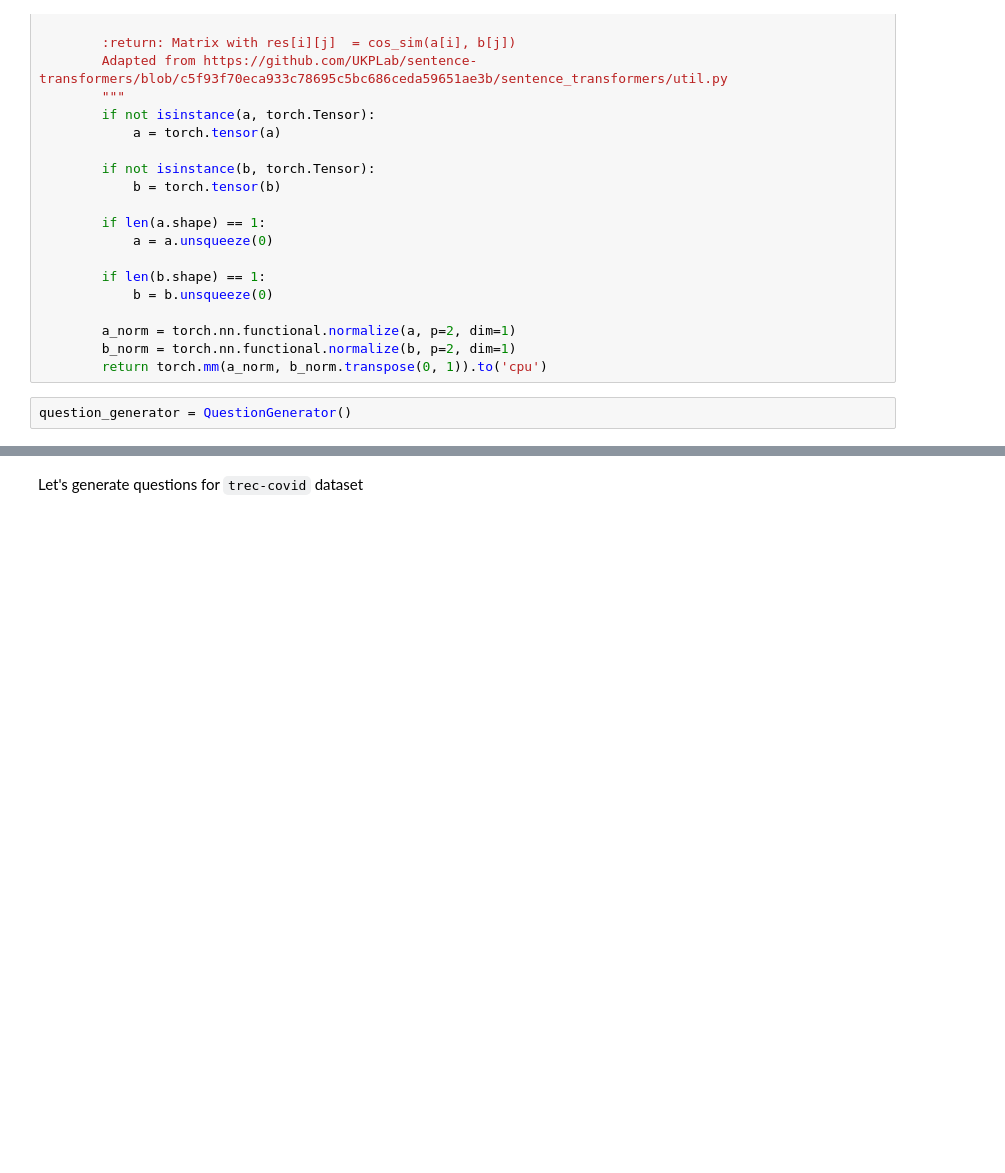
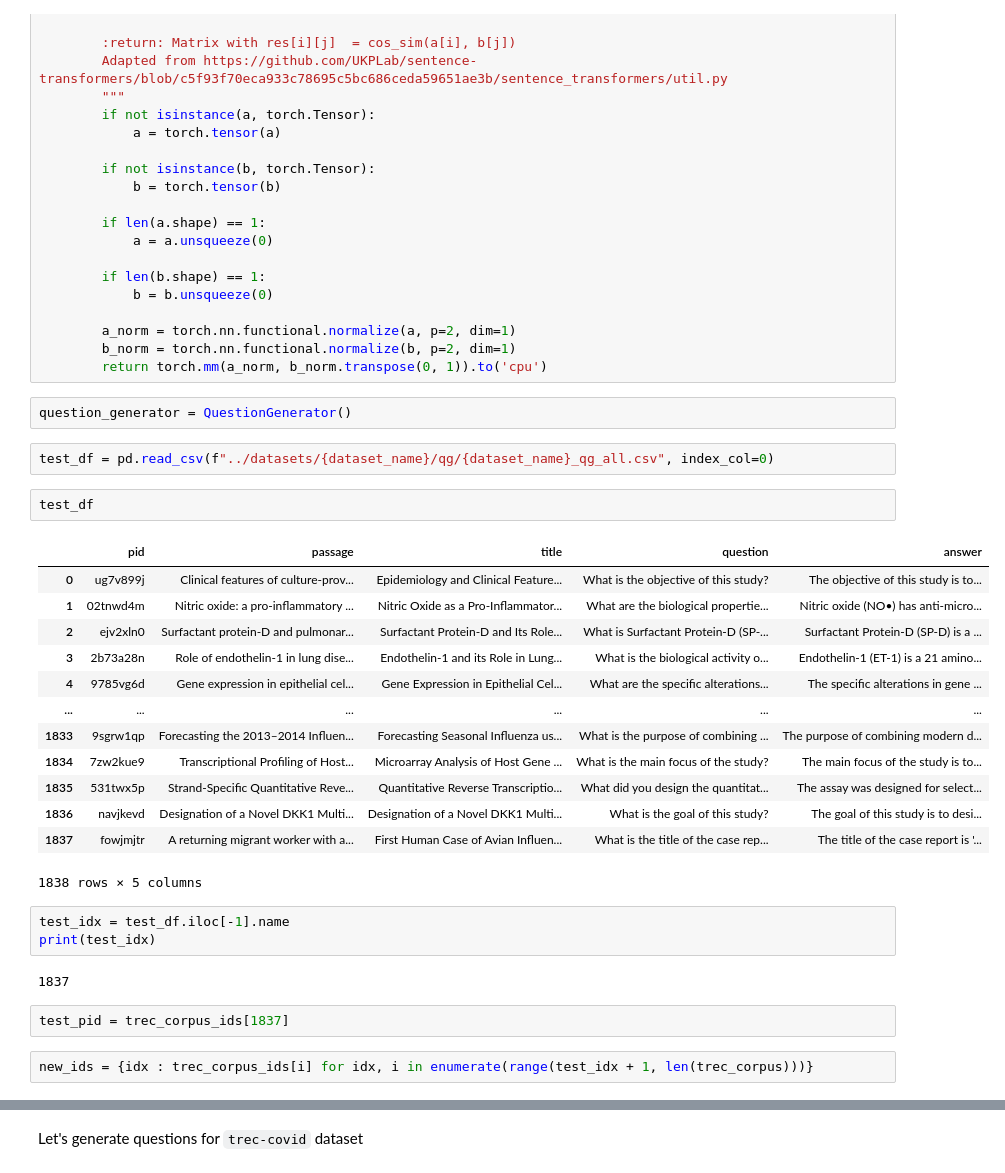
Before and after one commit to bengsoon/ZeroShot_Retrieval, a Jupyter notebook: nbs/04_questions.ipynb, the cells around one changed output, grey strips where cells are left out. Drawn from its saved outputs; the diff is of its cells as text; blank space fills up the shorter version.

```diff
--- a/nbs/04_questions.ipynb
+++ b/nbs/04_questions.ipynb
@@ -590,4 +590,31 @@ Answer:
         return torch.mm(a_norm, b_norm.transpose(0, 1)).to('cpu')
 # %%
 question_generator = QuestionGenerator()
+# %%
+test_df = pd.read_csv(f"../datasets/{dataset_name}/qg/{dataset_name}_qg_all.csv", index_col=0)
+# %%
+test_df
+# %% [output]
+|  | pid | passage | title | question | answer |
+| 0 | ug7v899j | Clinical features of culture-prov... | Epidemiology and Clinical Feature... | What is the objective of this study? | The objective of this study is to... |
+| 1 | 02tnwd4m | Nitric oxide: a pro-inflammatory ... | Nitric Oxide as a Pro-Inflammator... | What are the biological propertie... | Nitric oxide (NO•) has anti-micro... |
+| 2 | ejv2xln0 | Surfactant protein-D and pulmonar... | Surfactant Protein-D and Its Role... | What is Surfactant Protein-D (SP-... | Surfactant Protein-D (SP-D) is a ... |
+| 3 | 2b73a28n | Role of endothelin-1 in lung dise... | Endothelin-1 and its Role in Lung... | What is the biological activity o... | Endothelin-1 (ET-1) is a 21 amino... |
+| 4 | 9785vg6d | Gene expression in epithelial cel... | Gene Expression in Epithelial Cel... | What are the specific alterations... | The specific alterations in gene ... |
+| ... | ... | ... | ... | ... | ... |
+| 1833 | 9sgrw1qp | Forecasting the 2013–2014 Influen... | Forecasting Seasonal Influenza us... | What is the purpose of combining ... | The purpose of combining modern d... |
+| 1834 | 7zw2kue9 | Transcriptional Profiling of Host... | Microarray Analysis of Host Gene ... | What is the main focus of the study? | The main focus of the study is to... |
+| 1835 | 531twx5p | Strand-Specific Quantitative Reve... | Quantitative Reverse Transcriptio... | What did you design the quantitat... | The assay was designed for select... |
+| 1836 | navjkevd | Designation of a Novel DKK1 Multi... | Designation of a Novel DKK1 Multi... | What is the goal of this study? | The goal of this study is to desi... |
+| 1837 | fowjmjtr | A returning migrant worker with a... | First Human Case of Avian Influen... | What is the title of the case rep... | The title of the case report is '... |
+1838 rows × 5 columns
+# %%
+test_idx = test_df.iloc[-1].name
+print(test_idx)
+# %% [output]
+1837
+# %%
+test_pid = trec_corpus_ids[1837]
+# %%
+new_ids = {idx : trec_corpus_ids[i] for idx, i in enumerate(range(test_idx + 1, len(trec_corpus)))}
 # %%
```
Also changed, not shown: parts of 3 cells of this notebook.
